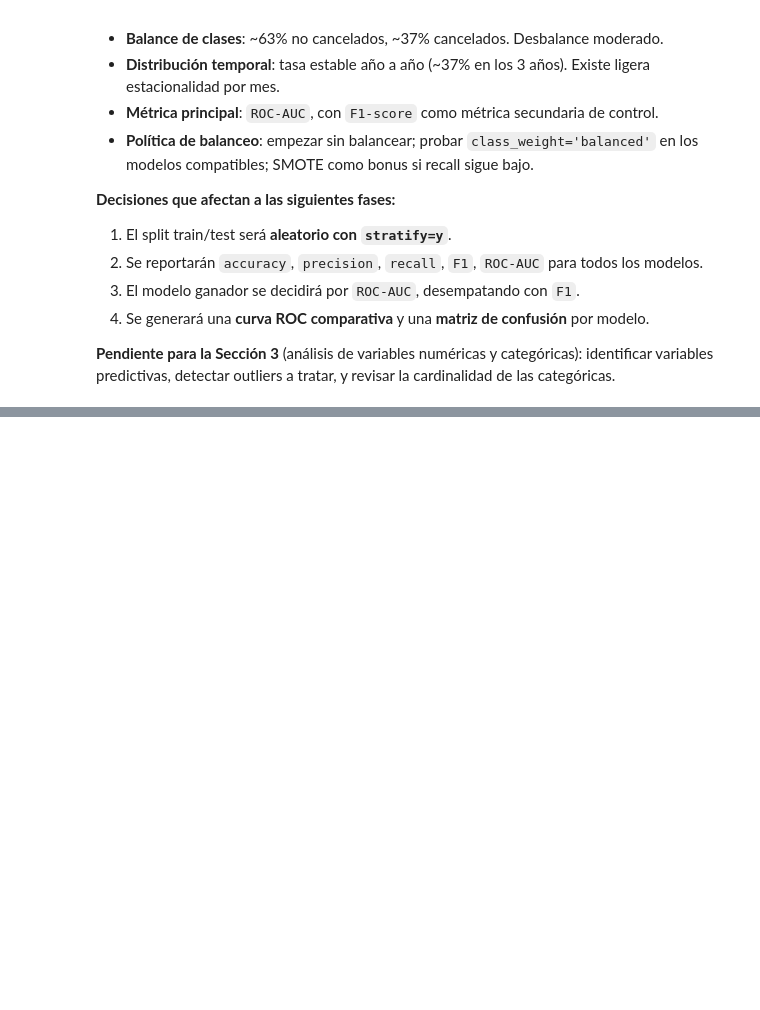
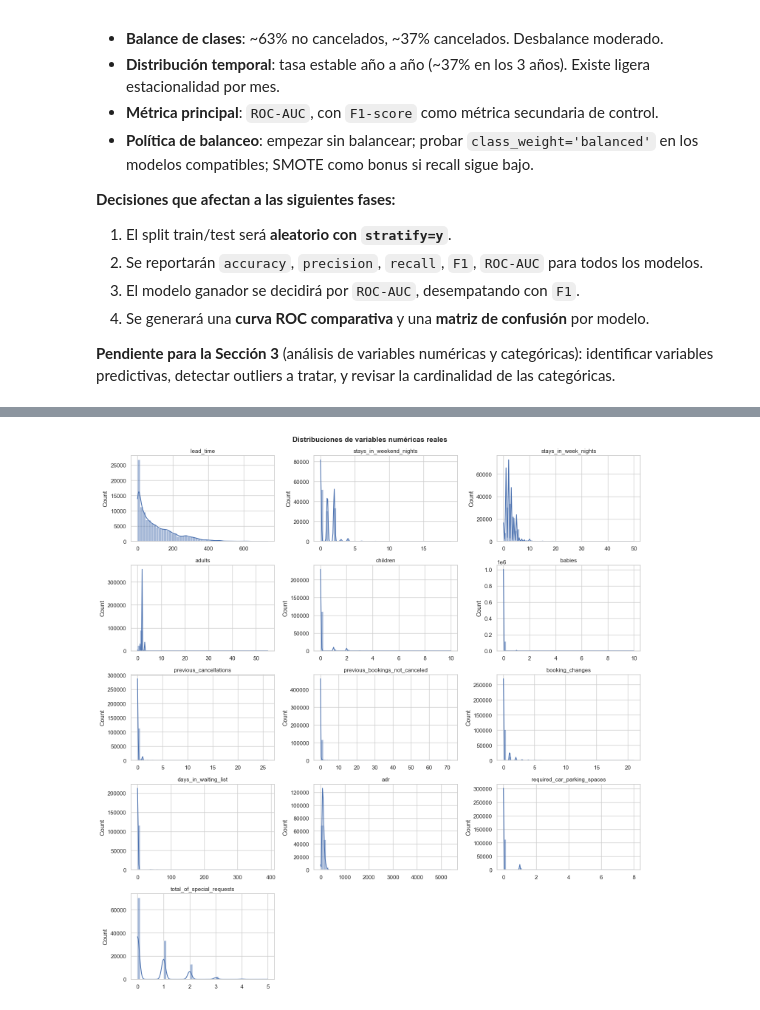
Before and after one commit to jumarfradev/practica-final-ml, a Jupyter notebook: notebooks/exploracion/01_eda_inicial.ipynb, the cells around one changed output, grey strips where cells are left out. Saved outputs shown, nothing was run; the diff lists cells and outputs as text; code cells hidden in the pictures; blank space fills up the shorter version.

```diff
--- a/notebooks/exploracion/01_eda_inicial.ipynb
+++ b/notebooks/exploracion/01_eda_inicial.ipynb
@@ -728,0 +827,24 @@ de las categóricas.
+# %%
+"""Histogramas de las 13 numéricas reales en un único grid."""
+
+n_vars = len(NUMERICAS_REALES)
+n_cols = 3
+n_rows = (n_vars + n_cols - 1) // n_cols
+
+fig, axes = plt.subplots(n_rows, n_cols, figsize=(15, n_rows * 3))
+axes = axes.flatten()
+
+for i, col in enumerate(NUMERICAS_REALES):
+    sns.histplot(data=df, x=col, bins=50, kde=True, ax=axes[i])
+    axes[i].set_title(f"{col}", fontsize=11)
+    axes[i].set_xlabel("")
+
+# Ocultar ejes sobrantes
+for j in range(n_vars, len(axes)):
+    axes[j].set_visible(False)
+
+plt.tight_layout()
+plt.suptitle("Distribuciones de variables numéricas reales", y=1.01, fontsize=14, fontweight="bold")
+plt.show()
+# %% [output]
+[figure, added]
```
Also changed, not shown: parts of 21 cells of this notebook.
